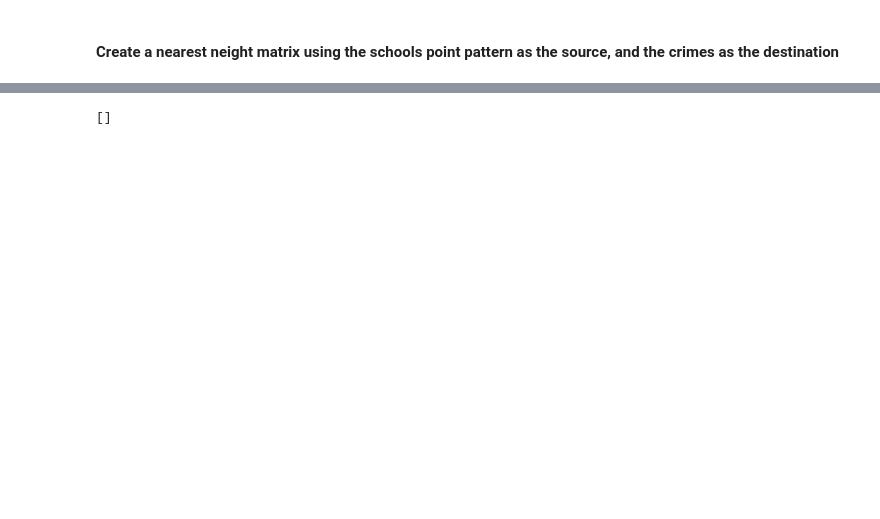
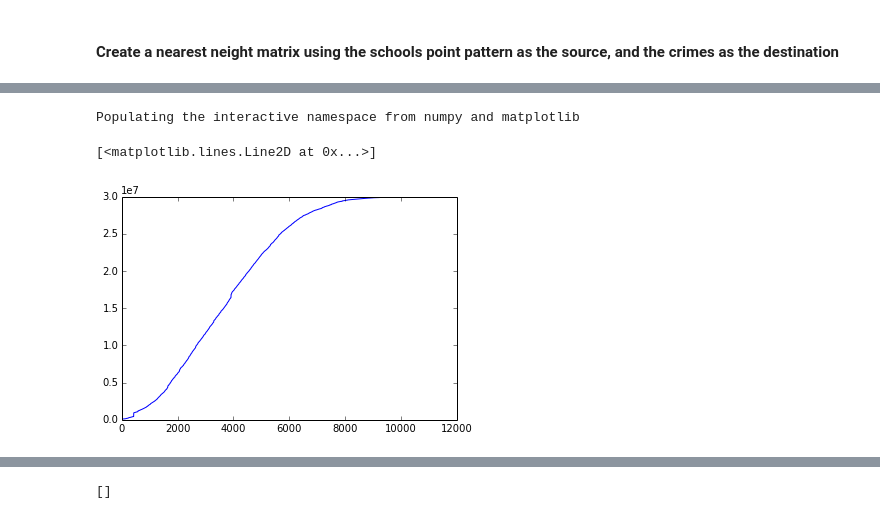
Before and after one commit to jlaura/network, a Jupyter notebook: Untitled0.ipynb, the cells around one changed output, grey strips where cells are left out. Cells and saved outputs as stored; diff of their text form; code cells hidden in the pictures; blank space fills up the shorter version.

Commit message:
Added full distance matrix and observed K-function

```diff
--- a/Untitled0.ipynb
+++ b/Untitled0.ipynb
@@ -143,0 +148,25 @@ array([[  2.00000000e+00,   5.35779834e+03],
+# %%
+figsize(20,30)
+npts = nearest.shape[0]
+
+#In the planar case lambda would be n / Area, we do not have area, but we have length.
+lam = npts / np.sum(np.array(ntw.edge_lengths.values()))
+
+#We can set the maximum of the step to be (a) the maximum of the observered pattern
+# (b) the maximum of the network length assuming all edges are traversed
+# (c) some other value bewteen these
+
+maxdist = np.max(nearest) #Observed max
+steps = np.linspace(0, maxdist, 5000)
+obs_k = np.empty(len(steps))
+for i, s in enumerate(steps):
+    obs_k[i] = len(nearest[nearest < s])
+
+obs_k *= (lam ** -1)
+
+%pylab inline
+plot(steps, obs_k)
+# %% [output]
+Populating the interactive namespace from numpy and matplotlib
+[<matplotlib.lines.Line2D at 0x...>]
+[figure, added]
```
Also changed, not shown: parts of 6 cells of this notebook, 3 other files.
